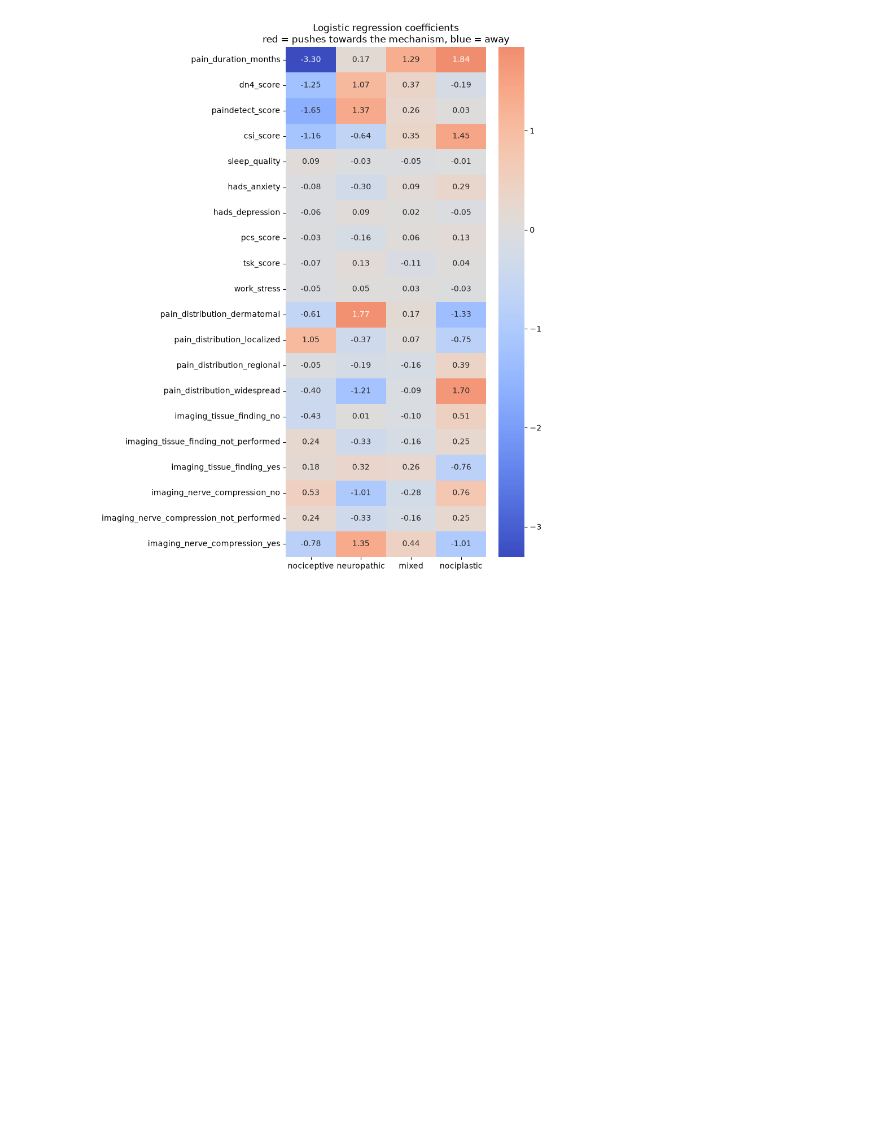
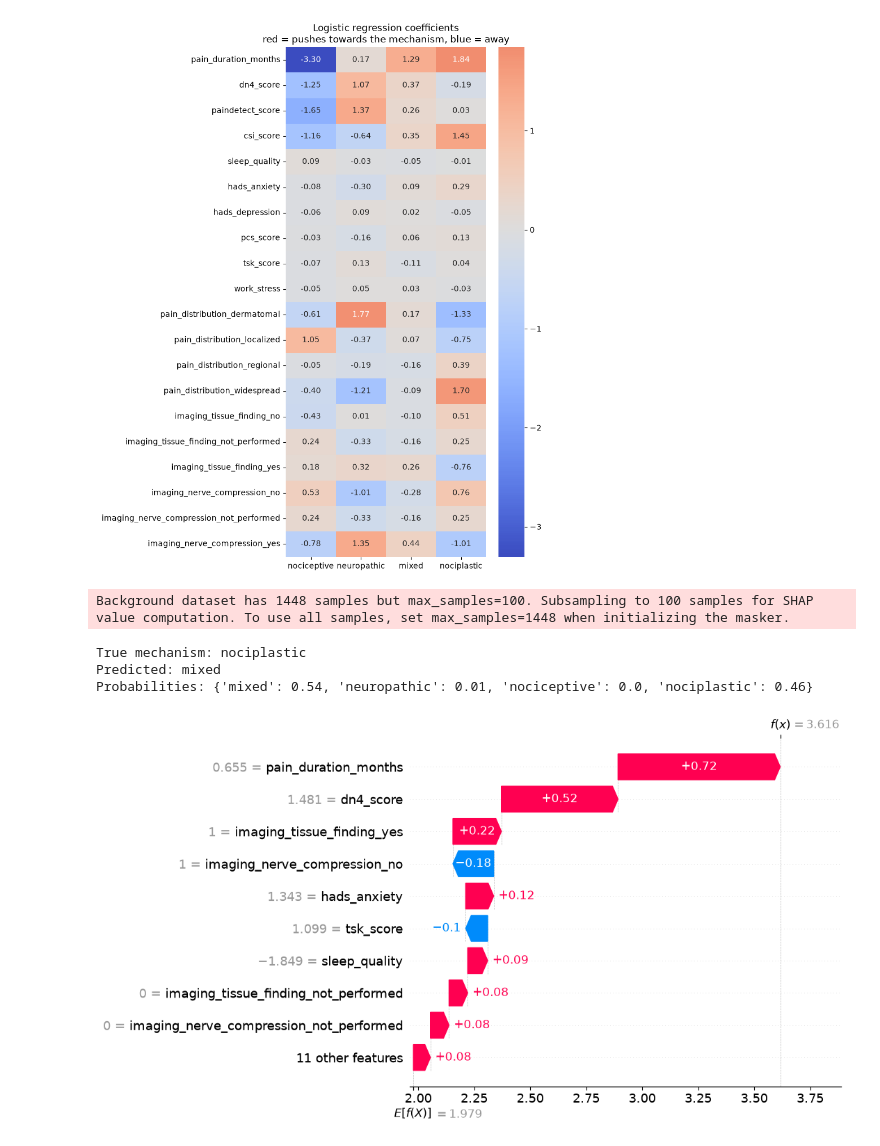
Before and after one commit to RenatoMurayama/pain-mechanism-classifier, a Jupyter notebook: notebooks/03_modeling.ipynb, the cells around one changed output. Drawn from its saved outputs; the diff is of its cells as text; code cells hidden in the pictures; blank space fills up the shorter version.

Commit message:
Add local SHAP explanation for an individual patient

```diff
--- a/notebooks/03_modeling.ipynb
+++ b/notebooks/03_modeling.ipynb
@@ -318,3 +318,32 @@ plt.tight_layout()
 plt.show()
 # %% [output]
 [figure]
+# %%
+import shap
+
+# Transform the data with the trained preprocessing
+X_train_t = preprocess_step.transform(X_train)
+X_test_t = preprocess_step.transform(X_test)
+
+# SHAP explainer for a linear model (training data as reference)
+explainer = shap.LinearExplainer(model_step, X_train_t)
+shap_values = explainer(X_test_t)
+shap_values.feature_names = coef_table.index.tolist()
+
+# Pick one test patient: the first true nociplastic case
+patient_pos = np.where(y_test.values == "nociplastic")[0][0]
+predicted = y_pred[patient_pos]
+class_pos = list(model_step.classes_).index(predicted)
+
+print("True mechanism:", y_test.iloc[patient_pos])
+print("Predicted:", predicted)
+print("Probabilities:", {c: round(float(p), 2) for c, p in zip(model_step.classes_, y_proba[patient_pos])})
+
+# Waterfall: which features pushed this patient towards the predicted mechanism
+shap.plots.waterfall(shap_values[patient_pos, :, class_pos], max_display=10)
+# %% [output]
+Background dataset has 1448 samples but max_samples=100. Subsampling to 100 samples for SHAP value computation. To use all samples, set max_samples=1448 when initializing the masker.
+True mechanism: nociplastic
+Predicted: mixed
+Probabilities: {'mixed': 0.54, 'neuropathic': 0.01, 'nociceptive': 0.0, 'nociplastic': 0.46}
+[figure, added]
```
Also changed, not shown: parts of 1 cell of this notebook.
